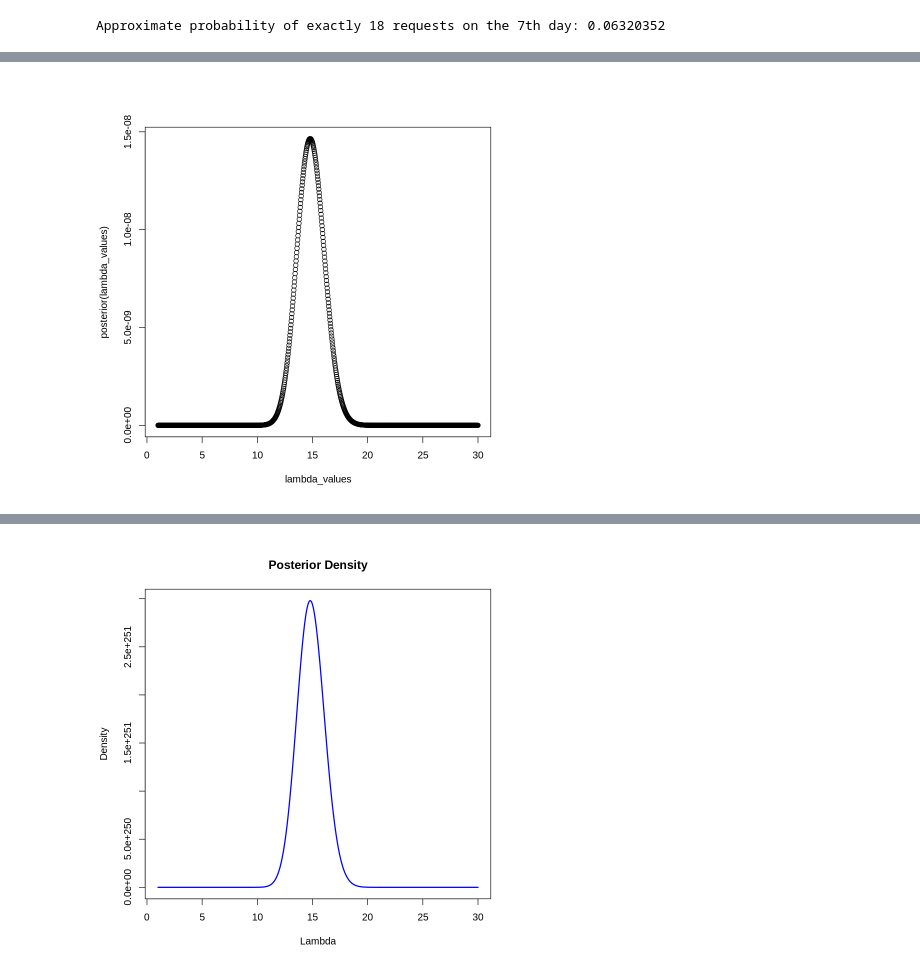
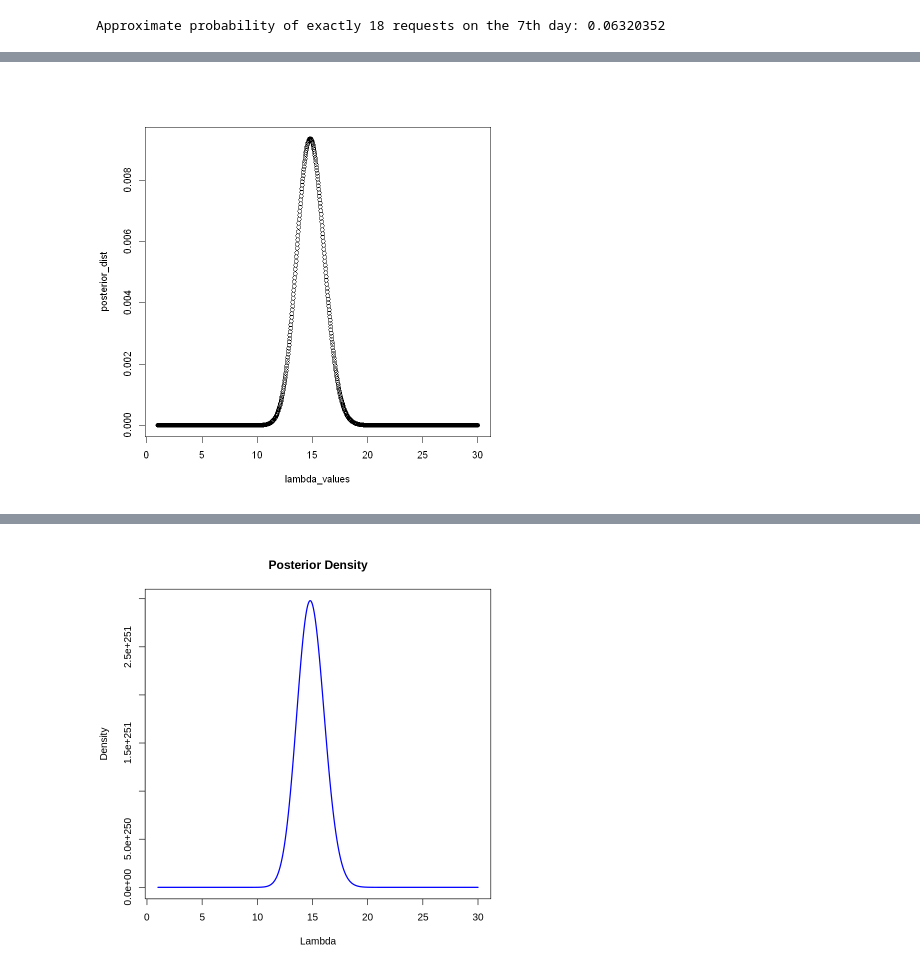
Before and after one commit to focccus/MVE550-Stochastic-processes, a Jupyter notebook: A1/assignment1.ipynb, the cells around one changed output, grey strips where cells are left out. Cells and saved outputs as stored; diff of their text form; code cells hidden in the pictures.

```diff
--- a/A1/assignment1.ipynb
+++ b/A1/assignment1.ipynb
@@ -218,9 +201,11 @@ plot(lambda_values,prior(lambda_values))
 posterior <- function(lambda) {
   likelihood(lambda) * prior(lambda)
 }
-# %%
-plot(lambda_values,posterior(lambda_values))
-# %% [output]
-[figure, removed]
+# %%
+posterior_dist=sapply(lambda_values,posterior)
+posterior_dist<-posterior_dist/sum(posterior_dist)
+plot(lambda_values,posterior_dist)
+# %% [output]
+[figure, added]
 # %%
 # Normalizing constant (integral of the posterior)
```
Also changed, not shown: parts of 14 cells of this notebook, 1 other file.
